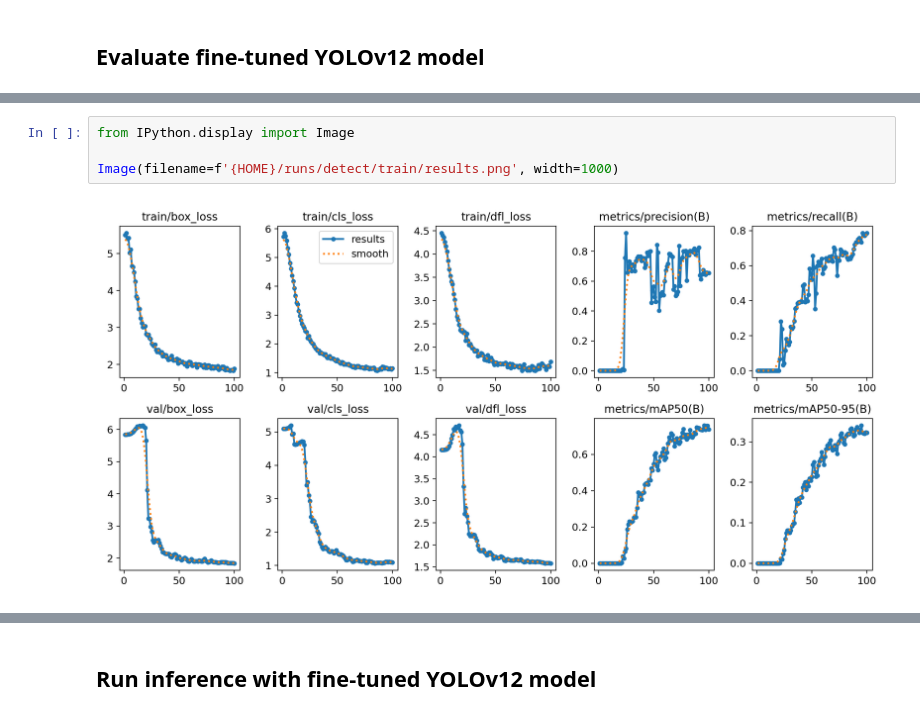
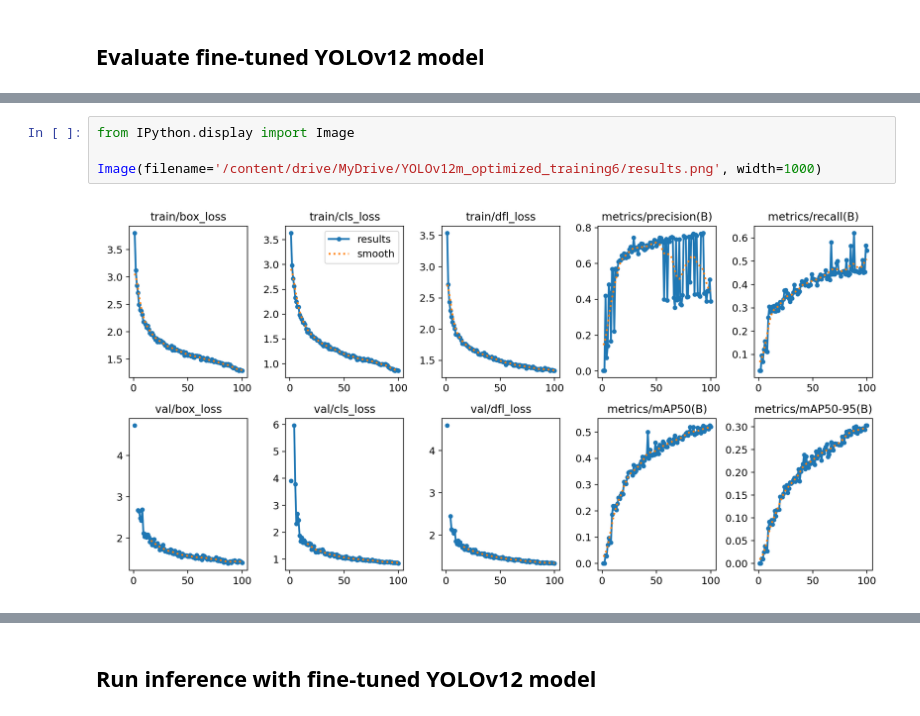
Before and after one commit to youssef-khalf/-OIBSIP, a Jupyter notebook: notebooks/train-yolov12-object-detection-model.ipynb, the cells around one changed output, grey strips where cells are left out. Drawn from its saved outputs; the diff is of its cells as text.

```diff
--- a/notebooks/train-yolov12-object-detection-model.ipynb
+++ b/notebooks/train-yolov12-object-detection-model.ipynb
@@ -204,9 +244,9 @@ Image(filename=f'{HOME}/runs/detect/train/confusion_matrix.png', width=1000)
 # %%
 from IPython.display import Image
 
-Image(filename=f'{HOME}/runs/detect/train/results.png', width=1000)
+Image(filename='/content/drive/MyDrive/YOLOv12m_optimized_training6/results.png', width=1000)
 # %% [output]
-[figure, old version]
+[figure, new version]
 # %%
 import supervision as sv
 
```
Also changed, not shown: parts of 12 cells of this notebook.
